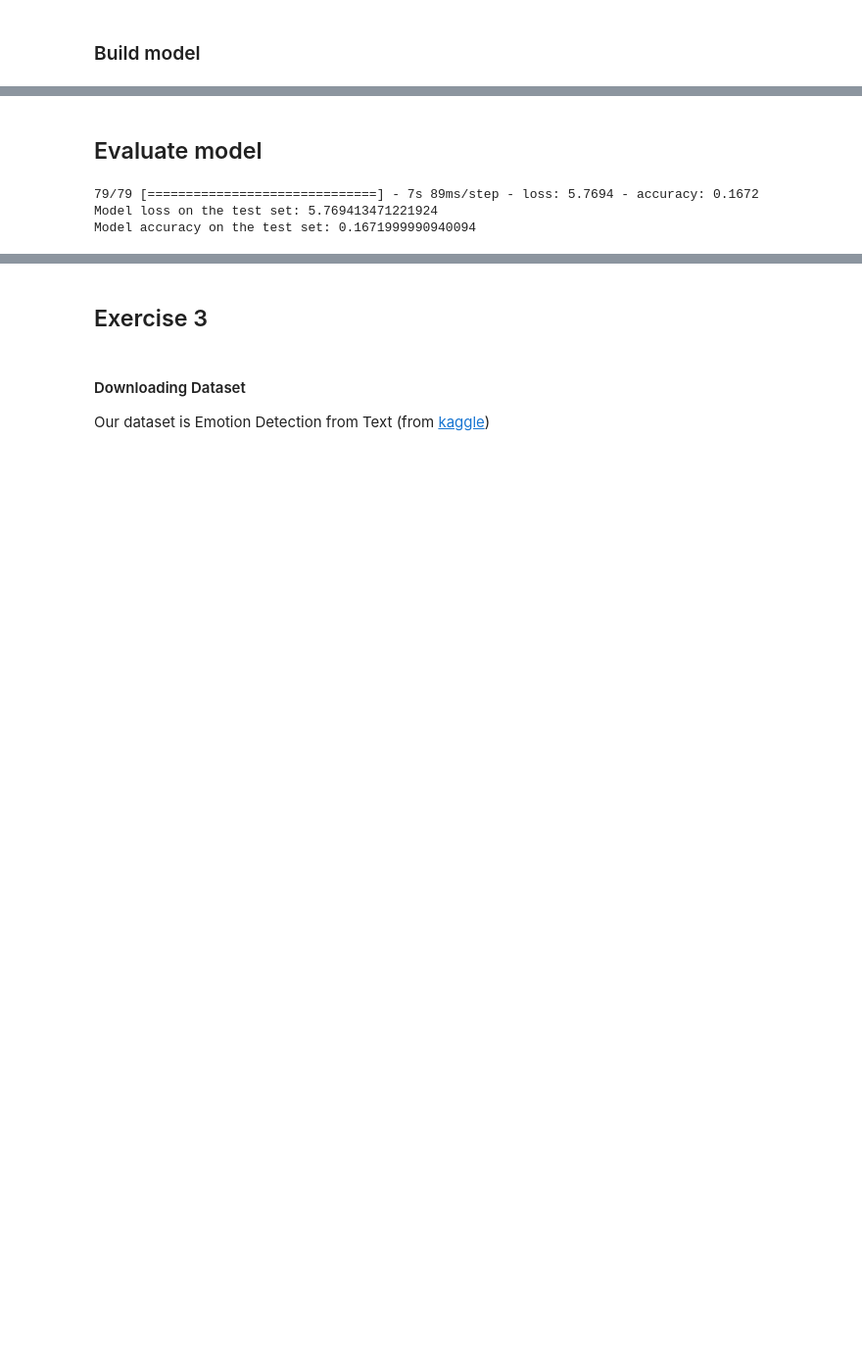
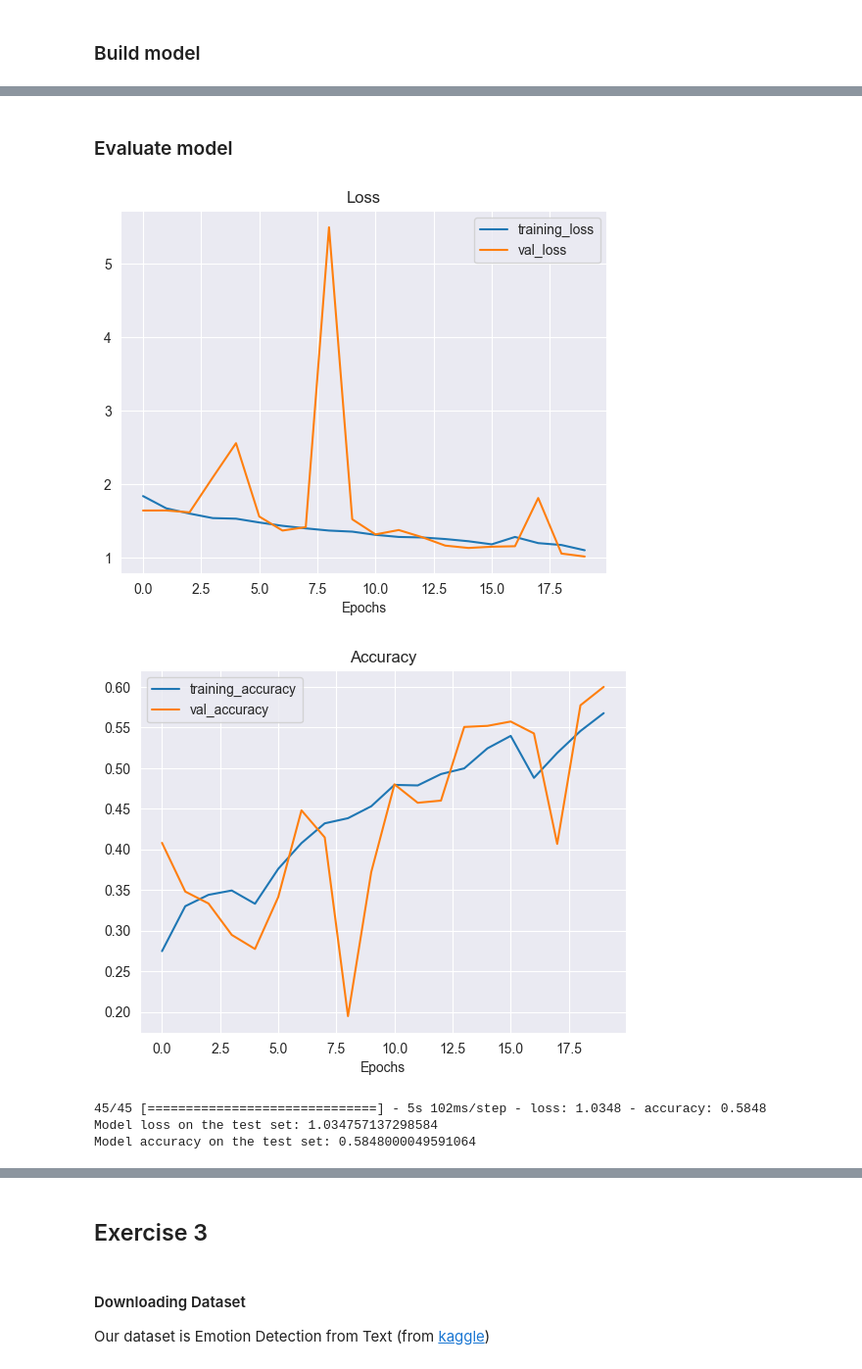
Before and after one commit to lytmercy/data_analysis_labs, a Jupyter notebook: lab_3.ipynb, the cells around one changed output, grey strips where cells are left out. Shown: that part at 98% size. Drawn from its saved outputs; the diff is of its cells as text; code cells hidden in the pictures; blank space fills up the shorter version.

```diff
--- a/lab_3.ipynb
+++ b/lab_3.ipynb
@@ -571,7 +563,7 @@ test_ds = prepare_ds(test_ds)
 # Build data augmentation layer with horizontal flipping, rotations, zooms
 data_augmentation = Sequential([
     RandomFlip("horizontal"),
-    RandomRotation(0.1),
+    RandomRotation(0.2),
     RandomZoom(0.1),
     # RandomHeight(0.0003),
     # RandomWidth(0.0003)
@@ -676,27 +630,3 @@ In summary best learn rate between - 0.0013 and 0.0016
-# %%
-# Set Input layer for input data
-image_shape = None
-for images in train_ds.take(1):
-    image_shape = images[0].shape[1:]
-print(f"image shape = {image_shape}")
-inputs = Input(shape=image_shape, name="model_inputs")
-# %%
-# Set data augmentation layer
-x = data_augmentation(inputs)
-# Set Convolution layers
-x = Conv2D(32, 3, padding="same", activation="relu")(x)
-x = Conv2D(32, 3, padding="same", activation="relu")(x)
-# Set Max Pooling 2D layer
-x = MaxPool2D()(x)
-# Set another Convolution layers
-x = Conv2D(16, 3, padding="same", activation="relu")(x)
-x = Conv2D(16, 3, padding="same", activation="relu")(x)
-# Set another Max Pooling 2D layer
-x = MaxPool2D()(x)
-# Set Flatten and finish Dense (Fully connected) layers
-x = GlobalMaxPool2D(name="global_average_pooling_layer")(x)
-# x = Dense(128, activation="relu")(x)
-outputs = Dense(num_image_classes, activation="softmax")(x)
 # %%
 # Define model object
 conv2_model = Model(inputs, outputs, name="convolution_model")
@@ -706,9 +638,9 @@ model_compile(conv2_model, CategoricalCrossentropy(), learn_rate=0.0015)
 # %%
-# Fit model with train and test data
-conv_history = conv_model.fit(train_ds,
-                              batch_size=batch_size,
-                              epochs=10,
-                              validation_data=val_ds,
-                              use_multiprocessing=True,
-                              )
+# Fit model with train and validation data
+conv2_history = conv2_model.fit(train_ds,
+                                batch_size=batch_size,
+                                epochs=20,
+                                validation_data=val_ds,
+                                use_multiprocessing=True,
+                                )
 # %% [output]
@@ -723,13 +664,19 @@ KeyboardInterrupt:
 # %% [markdown]
-## Evaluate model
+### Evaluate model
+# %%
+ # plot loss curves from history
+plot_loss_curves(conv2_history)
+# %% [output]
+[figure, added]
+[figure, added]
 # %%
-loss, accuracy = conv_model.evaluate(test_ds)
+loss, accuracy = conv2_model.evaluate(test_ds)
 print(f"Model loss on the test set: {loss}")
 print(f"Model accuracy on the test set: {accuracy}")
 # %% [output]
-79/79 [==============================] - 7s 89ms/step - loss: 5.7694 - accuracy: 0.1672
-Model loss on the test set: 5.769413471221924
-Model accuracy on the test set: 0.1671999990940094
+45/45 [==============================] - 5s 102ms/step - loss: 1.0348 - accuracy: 0.5848
+Model loss on the test set: 1.034757137298584
+Model accuracy on the test set: 0.5848000049591064
 # %% [markdown]
 In summary, we have that result:
 **model** -- Convolution Neural Network (CNN)
```
Also changed, not shown: parts of 67 cells of this notebook.
